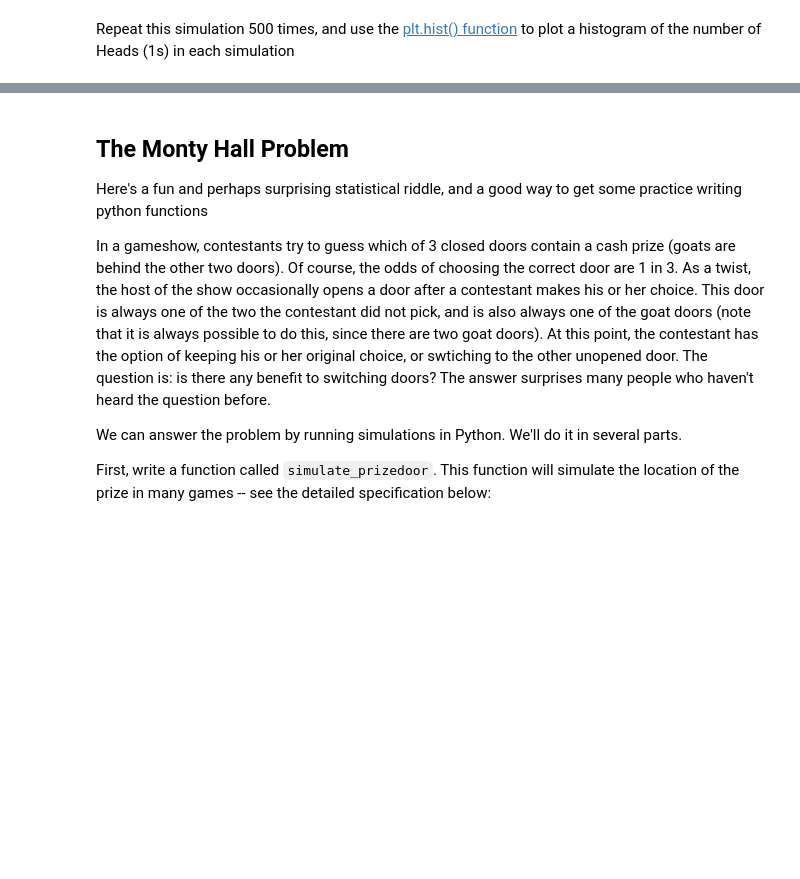
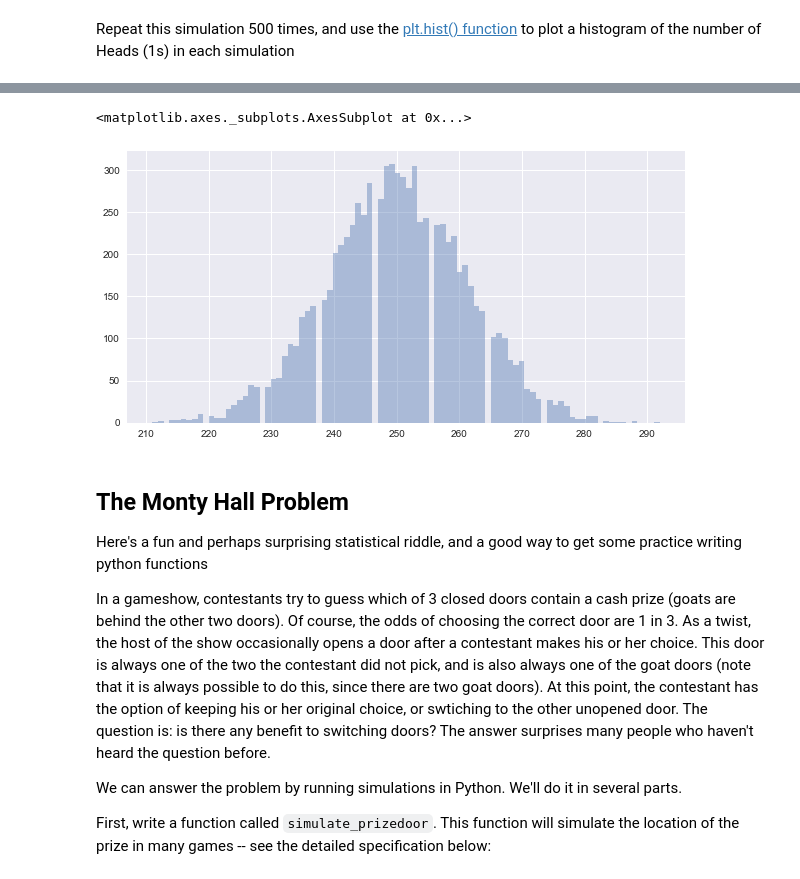
Before and after one commit to jweissenberger/2014, a Jupyter notebook: homework/HW0.ipynb, the cells around one changed output, grey strips where cells are left out. Drawn from its saved outputs; the diff is of its cells as text; code cells hidden in the pictures; blank space fills up the shorter version.

```diff
--- a/homework/HW0.ipynb
+++ b/homework/HW0.ipynb
@@ -180,3 +197,9 @@ Repeat this simulation 500 times, and use the [plt.hist() function](http://matpl
+# %%
+plt.figure(figsize=(10,5))
+sns.distplot(heads, kde = False, bins = 90)
+# %% [output]
+<matplotlib.axes._subplots.AxesSubplot at 0x...>
+[figure, added]
 # %% [markdown]
 ## The Monty Hall Problem
 
```
Also changed, not shown: parts of 13 cells of this notebook, 1 other file.
